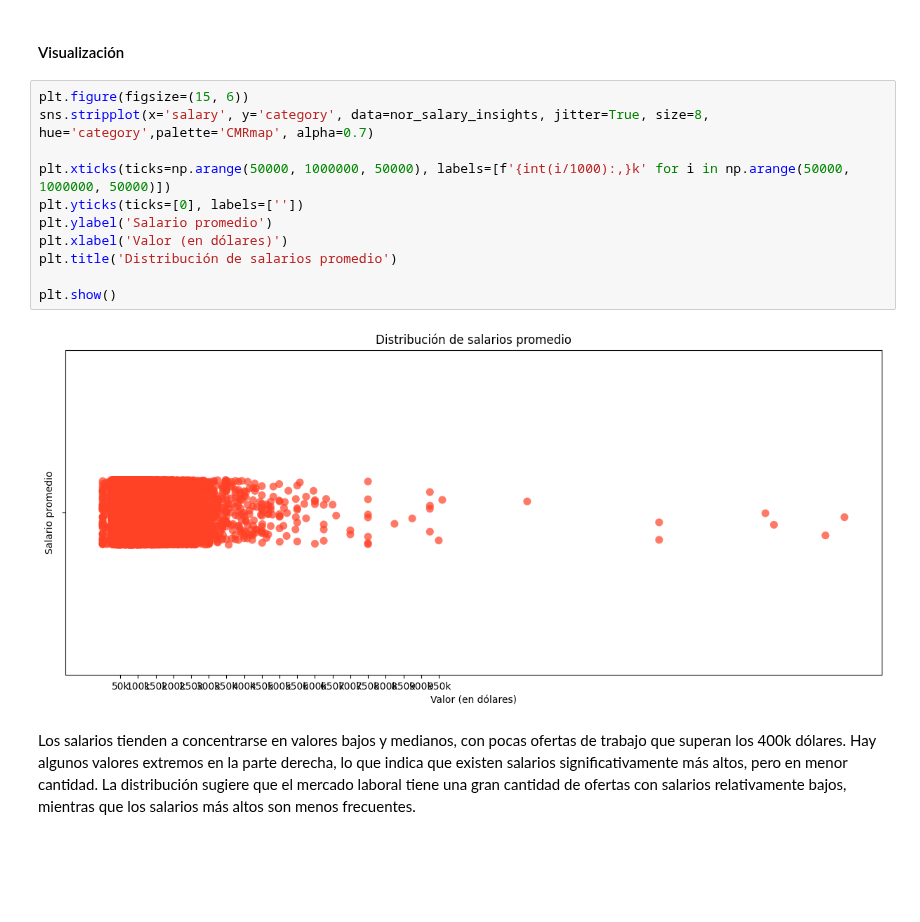
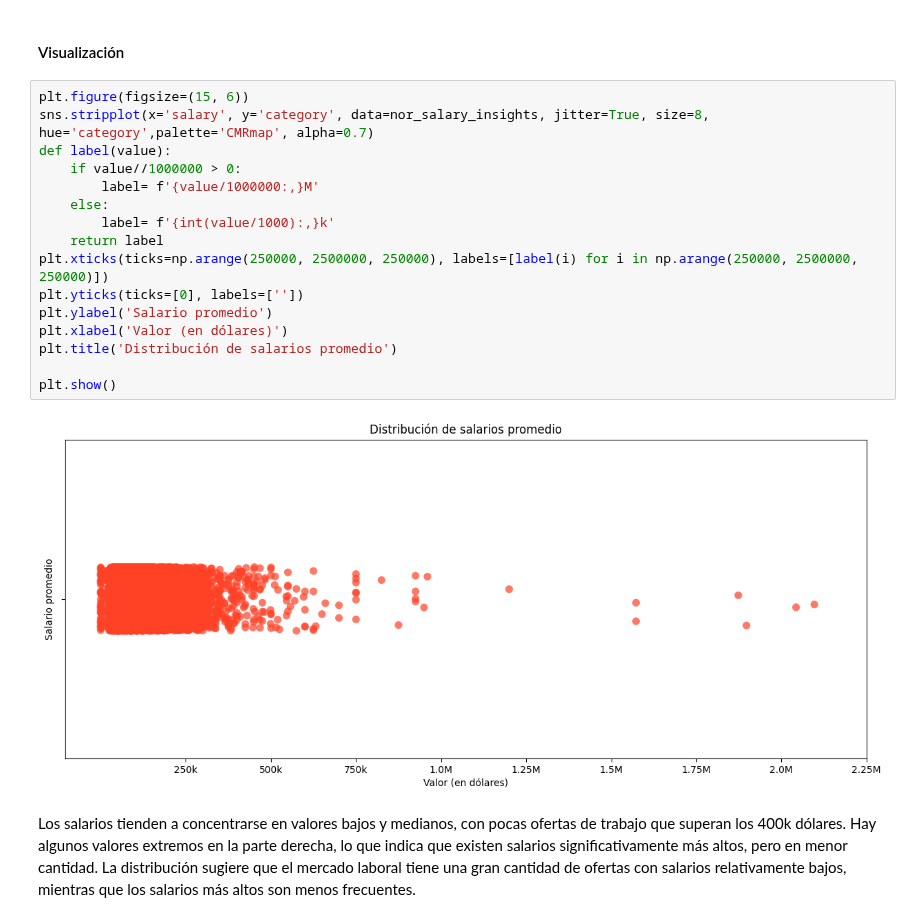
Before and after one commit to sarahcoral/ProyectoABD, a Jupyter notebook: proyectoabdbook/visualization_notebooks/descriptive_analysis.ipynb, the cells around one changed output. Drawn from its saved outputs; the diff is of its cells as text; blank space fills up the shorter version.

```diff
--- a/proyectoabdbook/visualization_notebooks/descriptive_analysis.ipynb
+++ b/proyectoabdbook/visualization_notebooks/descriptive_analysis.ipynb
@@ -259,16 +266,21 @@ dict_to_dataframe_table(disp_data,'Medida')
 # %%
 plt.figure(figsize=(15, 6))
 sns.stripplot(x='salary', y='category', data=nor_salary_insights, jitter=True, size=8, hue='category',palette='CMRmap', alpha=0.7)
-
-plt.xticks(ticks=np.arange(50000, 1000000, 50000), labels=[f'{int(i/1000):,}k' for i in np.arange(50000, 1000000, 50000)])
+def label(value):
+    if value//1000000 > 0:
+        label= f'{value/1000000:,}M'
+    else:
+        label= f'{int(value/1000):,}k'
+    return label
+plt.xticks(ticks=np.arange(250000, 2500000, 250000), labels=[label(i) for i in np.arange(250000, 2500000, 250000)])
 plt.yticks(ticks=[0], labels=[''])
 plt.ylabel('Salario promedio')
 plt.xlabel('Valor (en dólares)')
 plt.title('Distribución de salarios promedio')
 
 plt.show()
 # %% [output]
-[figure, old version]
+[figure, new version]
 # %% [markdown]
 Los salarios tienden a concentrarse en valores bajos y medianos, con pocas ofertas de trabajo que superan los 400k dólares.
 Hay algunos valores extremos en la parte derecha, lo que indica que existen salarios significativamente más altos, pero en menor cantidad.
```
Also changed, not shown: parts of 28 cells of this notebook, 3 other files.
